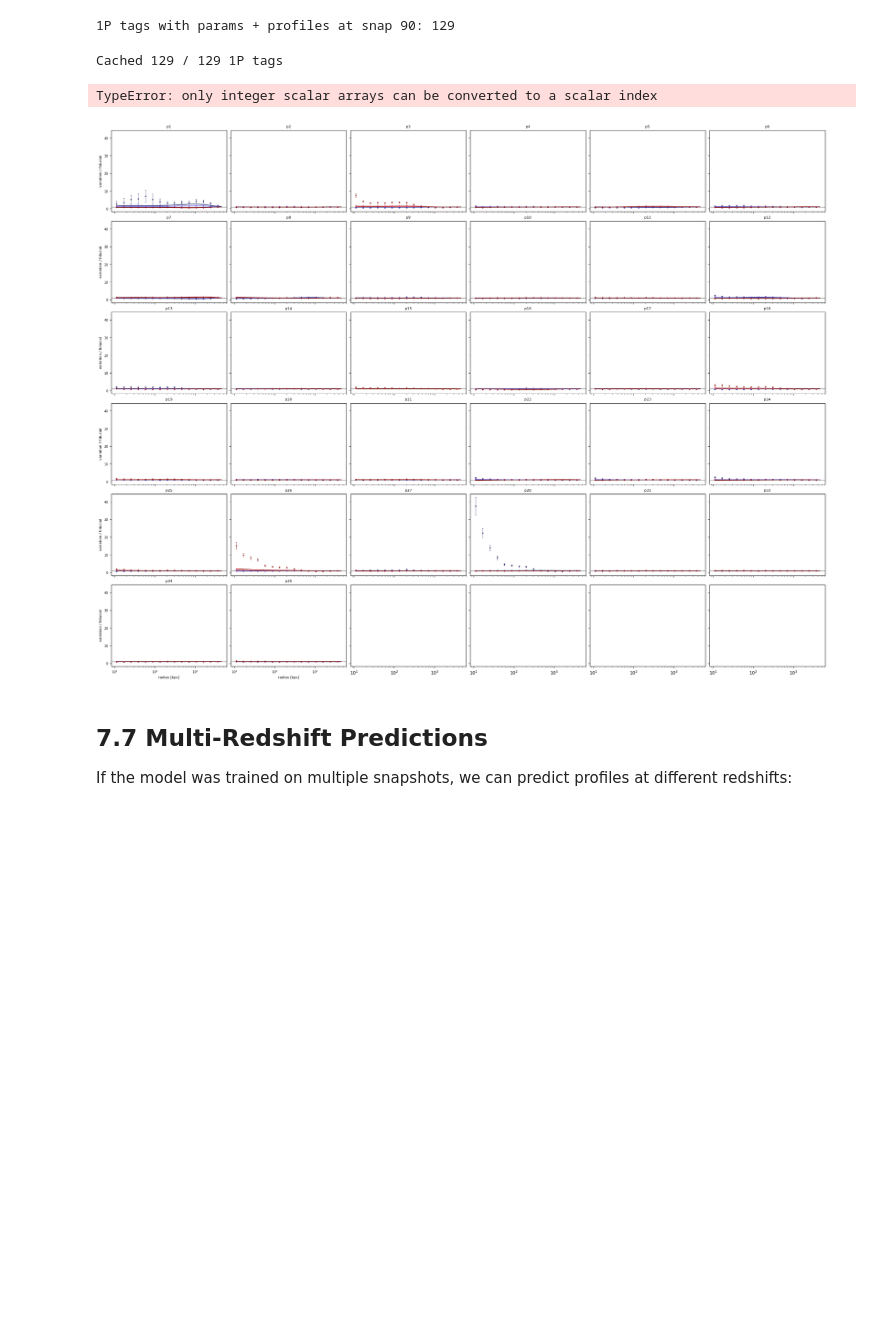
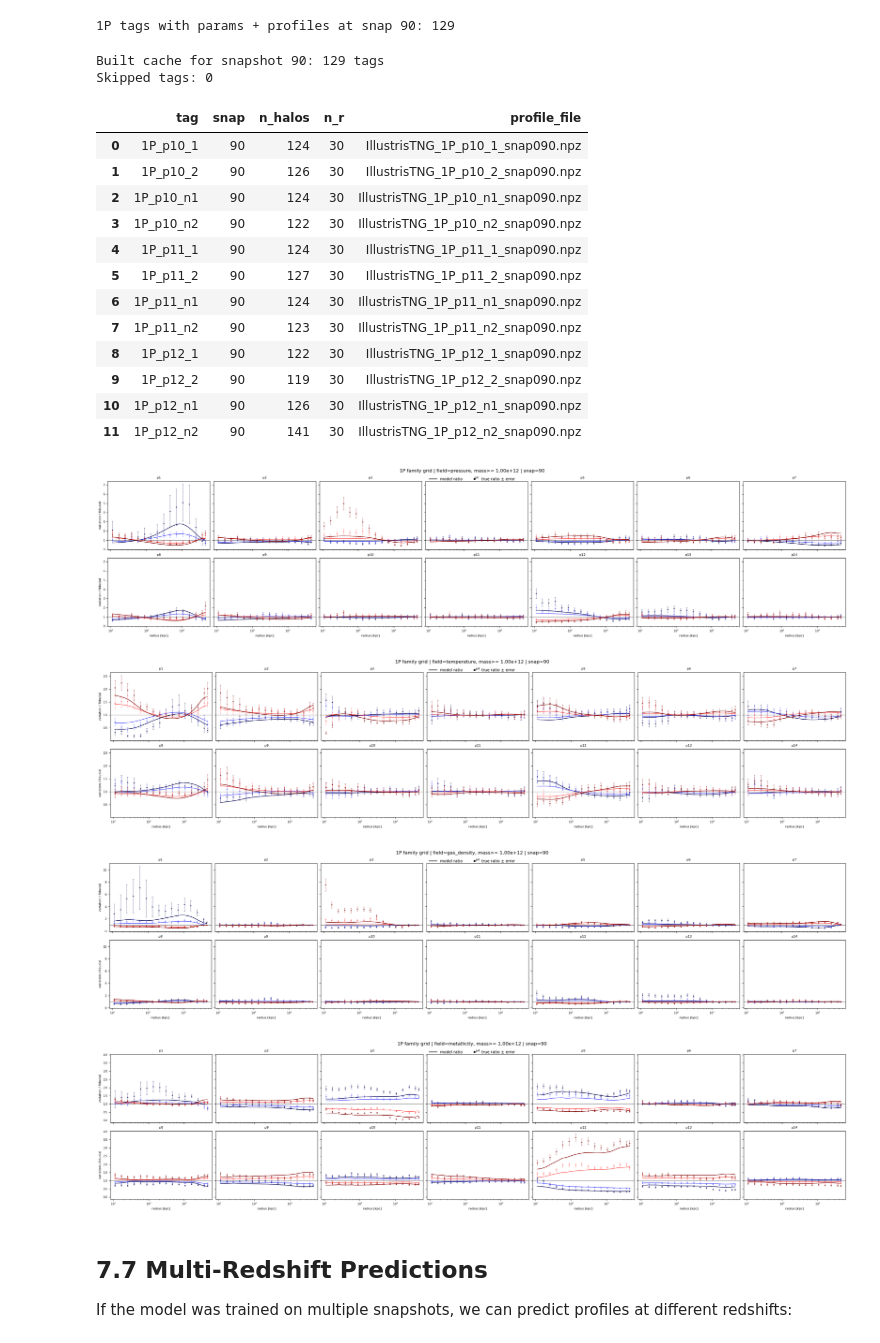
Before and after one commit to Maxelee/cosmoANP, a Jupyter notebook: notebooks/anp_emulator_tutorial.ipynb, the cells around one changed output. Cells and saved outputs as stored; diff of their text form; code cells hidden in the pictures; blank space fills up the shorter version.

Commit message:
fixing notebook errors

```diff
--- a/notebooks/anp_emulator_tutorial.ipynb
+++ b/notebooks/anp_emulator_tutorial.ipynb
@@ -847,19 +1135,45 @@ def plot_onep_family_grid(
     plt.show()
+# %%
+ONEP_REQUESTED_FIELDS = ['pressure', 'temperature', 'gas_density', 'metallicity']
 # %%
-# Build the 1P prediction cache (runs the emulator for every tag — may take a minute)
-onep_cache = build_onep_cache(
-    onep_tags, onep_file_map, onep_params, theta_cols_1p,
-    fields=ONEP_FIELDS, snapnum=ONEP_SNAPNUM, n_samples=ONEP_NSAMPLES,
+# Build cache for the single loaded snapshot and render family grids.
+onep_cache, onep_summary_df, onep_skipped_tags = build_onep_cache_for_snap(
+    snapnum=ONEP_SNAPNUM,
+    fields=ONEP_REQUESTED_FIELDS,
+    n_samples=ONEP_NSAMPLES,
 )
-print(f'Cached {len(onep_cache)} / {len(onep_tags)} 1P tags')
 
-# Family grids for each predicted field
-for fld in ONEP_FIELDS:
-    plot_onep_family_grid(onep_cache, field=fld, mass_cut=ONEP_MASS_CUT, n_cols=6, max_rows=6)
+print(f'Built cache for snapshot {ONEP_SNAPNUM}: {len(onep_cache)} tags')
+print(f'Skipped tags: {len(onep_skipped_tags)}')
+if len(onep_skipped_tags) > 0:
+    print('First skipped tags:', onep_skipped_tags[:10])
+
+display(onep_summary_df.head(12))
+
+plot_onep_family_grid_test(onep_cache, field='pressure',    n_cols=7, max_rows=14, snapnum=ONEP_SNAPNUM)
+plot_onep_family_grid_test(onep_cache, field='temperature', n_cols=7, max_rows=14, snapnum=ONEP_SNAPNUM)
+plot_onep_family_grid_test(onep_cache, field='gas_density', n_cols=7, max_rows=14, snapnum=ONEP_SNAPNUM)
+plot_onep_family_grid_test(onep_cache, field='metallicity', n_cols=7, max_rows=14, snapnum=ONEP_SNAPNUM)
 # %% [output]
-Cached 129 / 129 1P tags
+Built cache for snapshot 90: 129 tags
+Skipped tags: 0
-TypeError: only integer scalar arrays can be converted to a scalar index
+|  | tag | snap | n_halos | n_r | profile_file |
+| 0 | 1P_p10_1 | 90 | 124 | 30 | IllustrisTNG_1P_p10_1_snap090.npz |
+| 1 | 1P_p10_2 | 90 | 126 | 30 | IllustrisTNG_1P_p10_2_snap090.npz |
+| 2 | 1P_p10_n1 | 90 | 124 | 30 | IllustrisTNG_1P_p10_n1_snap090.npz |
+| 3 | 1P_p10_n2 | 90 | 122 | 30 | IllustrisTNG_1P_p10_n2_snap090.npz |
+| 4 | 1P_p11_1 | 90 | 124 | 30 | IllustrisTNG_1P_p11_1_snap090.npz |
+| 5 | 1P_p11_2 | 90 | 127 | 30 | IllustrisTNG_1P_p11_2_snap090.npz |
+| 6 | 1P_p11_n1 | 90 | 124 | 30 | IllustrisTNG_1P_p11_n1_snap090.npz |
+| 7 | 1P_p11_n2 | 90 | 123 | 30 | IllustrisTNG_1P_p11_n2_snap090.npz |
+| 8 | 1P_p12_1 | 90 | 122 | 30 | IllustrisTNG_1P_p12_1_snap090.npz |
+| 9 | 1P_p12_2 | 90 | 119 | 30 | IllustrisTNG_1P_p12_2_snap090.npz |
+| 10 | 1P_p12_n1 | 90 | 126 | 30 | IllustrisTNG_1P_p12_n1_snap090.npz |
+| 11 | 1P_p12_n2 | 90 | 141 | 30 | IllustrisTNG_1P_p12_n2_snap090.npz |
-[figure, old version]
+[figure, new version]
+[figure, added]
+[figure, added]
+[figure, added]
 # %% [markdown]
 ## 7.7 Multi-Redshift Predictions
 
```
Also changed, not shown: parts of 9 cells of this notebook.
